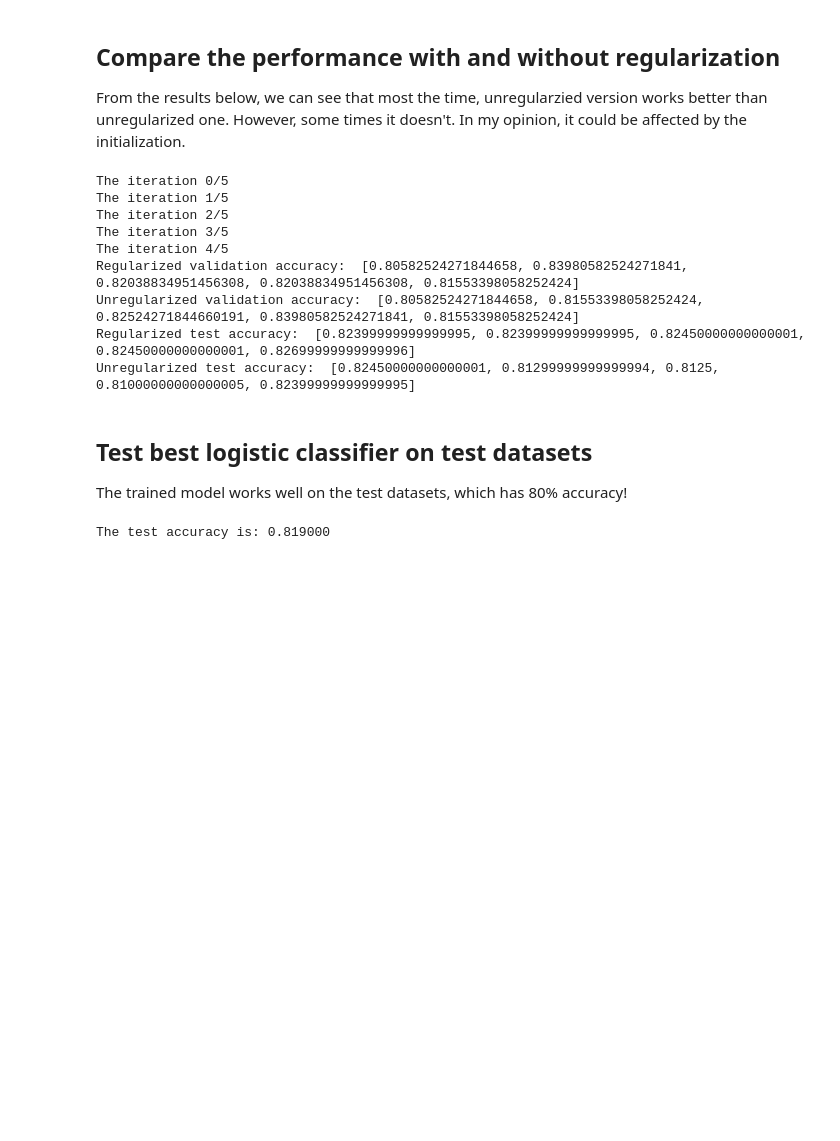
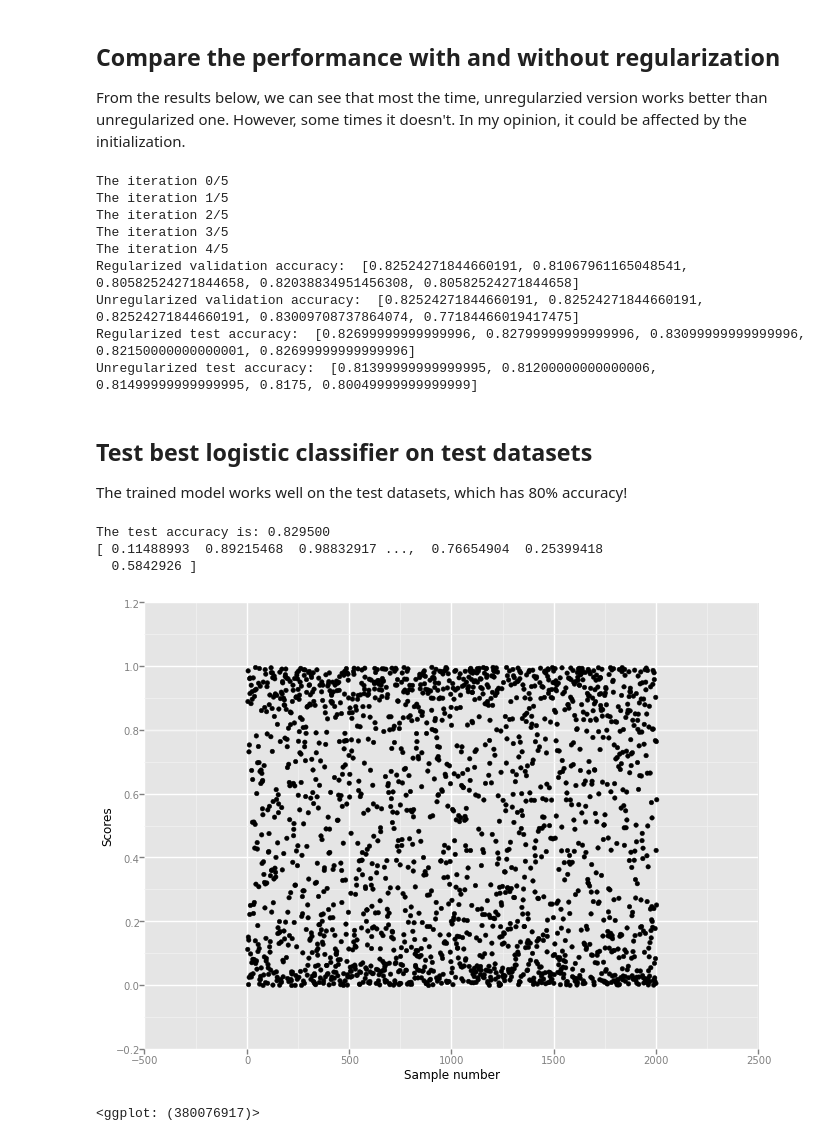
Before and after one commit to dongshengzhao/dongshengzhao.github.io, a Jupyter notebook: implementation/LogisticRegression.ipynb, the cells around one changed output. Drawn from its saved outputs; the diff is of its cells as text; code cells hidden in the pictures; blank space fills up the shorter version.

```diff
--- a/implementation/LogisticRegression.ipynb
+++ b/implementation/LogisticRegression.ipynb
@@ -351,8 +352,8 @@ for learning_rate in np.linspace(learning_rates[0], learning_rates[1], num=inter
         logistic = Logistic()
         logistic.train(X_train, y_train, method='sgd', batch_size=200, learning_rate=learning_rate,
               reg = reg, num_iters=1000, verbose=False, vectorized=True)
-        y_train_pred = logistic.predict(X_train)
-        y_val_pred = logistic.predict(X_val)
+        y_train_pred = logistic.predict(X_train)[0]
+        y_val_pred = logistic.predict(X_val)[0]
         train_accuracy = np.mean(y_train == y_train_pred)
         val_accuracy = np.mean(y_val == y_val_pred)
         results[(learning_rate, reg)] = (train_accuracy, val_accuracy)
@@ -406,10 +407,10 @@ for i in xrange(num_iter):
     losses_temp2 = logistic_unreg.train(X_train, y_train, method='sgd', batch_size=200, learning_rate=2.507500e-06,
                   reg = 0, num_iters=1000, verbose=False, vectorized=True)
 
-    y_val_pred_reg = logistic_reg.predict(X_val)
-    y_val_pred_unreg = logistic_unreg.predict(X_val)
-    y_test_pred_reg = logistic_reg.predict(X_test)
-    y_test_pred_unreg = logistic_unreg.predict(X_test)
+    y_val_pred_reg = logistic_reg.predict(X_val)[0]
+    y_val_pred_unreg = logistic_unreg.predict(X_val)[0]
+    y_test_pred_reg = logistic_reg.predict(X_test)[0]
+    y_test_pred_unreg = logistic_unreg.predict(X_test)[0]
     reg_val_accu.append(np.mean(y_val_pred_reg == y_val))
     unreg_val_accu.append(np.mean(y_val_pred_unreg == y_val))
     reg_test_accu.append(np.mean(y_test_pred_reg == y_test))
@@ -425,16 +426,24 @@ The iteration 1/5
 The iteration 2/5
 The iteration 3/5
 The iteration 4/5
-Regularized validation accuracy:  [0.80582524271844658, 0.83980582524271841, 0.82038834951456308, 0.82038834951456308, 0.81553398058252424]
-Unregularized validation accuracy:  [0.80582524271844658, 0.81553398058252424, 0.82524271844660191, 0.83980582524271841, 0.81553398058252424]
-Regularized test accuracy:  [0.82399999999999995, 0.82399999999999995, 0.82450000000000001, 0.82450000000000001, 0.82699999999999996]
-Unregularized test accuracy:  [0.82450000000000001, 0.81299999999999994, 0.8125, 0.81000000000000005, 0.82399999999999995]
+Regularized validation accuracy:  [0.82524271844660191, 0.81067961165048541, 0.80582524271844658, 0.82038834951456308, 0.80582524271844658]
+Unregularized validation accuracy:  [0.82524271844660191, 0.82524271844660191, 0.82524271844660191, 0.83009708737864074, 0.77184466019417475]
+Regularized test accuracy:  [0.82699999999999996, 0.82799999999999996, 0.83099999999999996, 0.82150000000000001, 0.82699999999999996]
+Unregularized test accuracy:  [0.81399999999999995, 0.81200000000000006, 0.81499999999999995, 0.8175, 0.80049999999999999]
 # %% [markdown]
 ## Test **best** logistic classifier on test datasets
 The trained model works well on the test datasets, which has 80% accuracy!
 # %%
-y_test_predict = best_logistic.predict(X_test)
+y_test_predict_result = best_logistic.predict(X_test)
+y_test_predict = y_test_predict_result[0]
 test_accuracy = np.mean(y_test == y_test_predict)
 print 'The test accuracy is: %f' % test_accuracy
+y_test_scores = y_test_predict_result[1]
+print y_test_scores
+qplot(xrange(len(y_test_scores)), y_test_scores) + labs(x='Sample number', y='Scores')
 # %% [output]
-The test accuracy is: 0.819000
+The test accuracy is: 0.829500
+[ 0.11488993  0.89215468  0.98832917 ...,  0.76654904  0.25399418
+  0.5842926 ]
+[figure, added]
+<ggplot: (380076917)>
```
Also changed, not shown: parts of 14 cells of this notebook, 6 other files.
